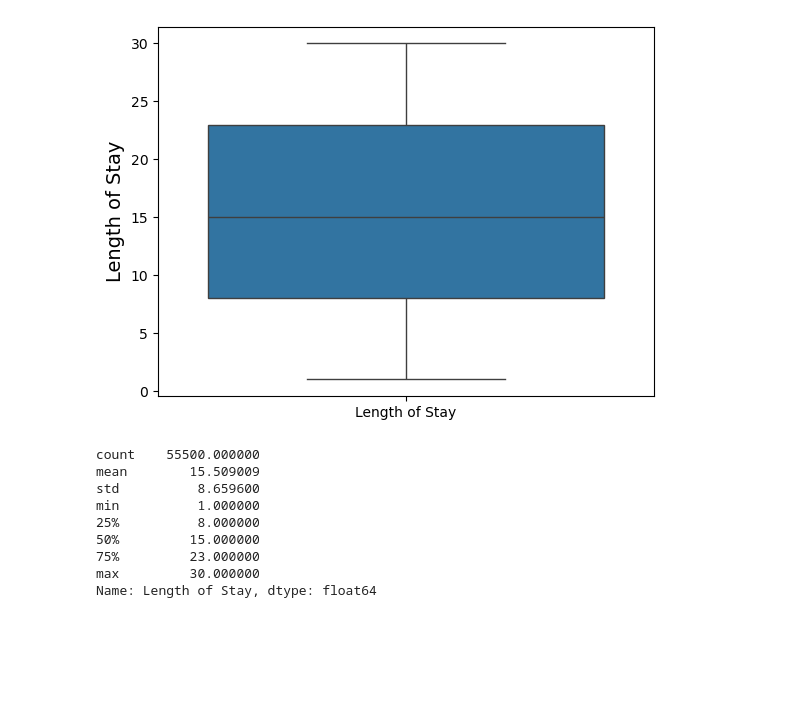
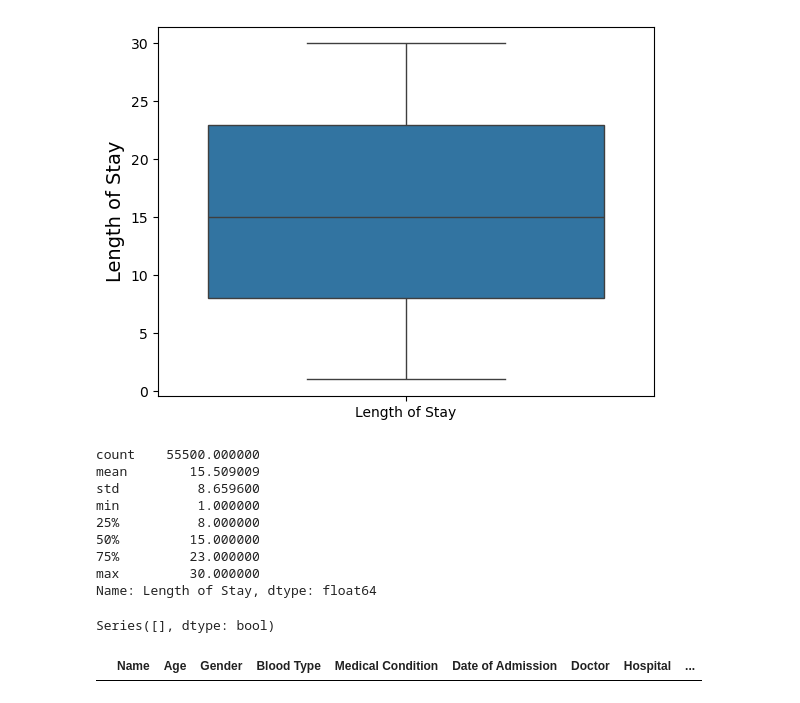
Before and after one commit to Mr-Maccoy/BigData, a Jupyter notebook: G1_SC707_Avance1_LN.ipynb, the cells around one changed output. Saved outputs shown, nothing was run; the diff lists cells and outputs as text; code cells hidden in the pictures; blank space fills up the shorter version.

```diff
--- a/G1_SC707_Avance1_LN.ipynb
+++ b/G1_SC707_Avance1_LN.ipynb
@@ -195,3 +206,11 @@ min          1.000000
 75%         23.000000
 max         30.000000
 Name: Length of Stay, dtype: float64
+# %%
+# Forma de identificar nulos
+null_rows_idx = df_healthcare.isnull().any(axis=1)
+print(null_rows_idx[null_rows_idx == True])
+df_healthcare.loc[null_rows_idx].head()
+# %% [output]
+Series([], dtype: bool)
+|  | Name | Age | Gender | Blood Type | Medical Condition | Date of Admission | Doctor | Hospital | ... |
```
Also changed, not shown: parts of 20 cells of this notebook.
